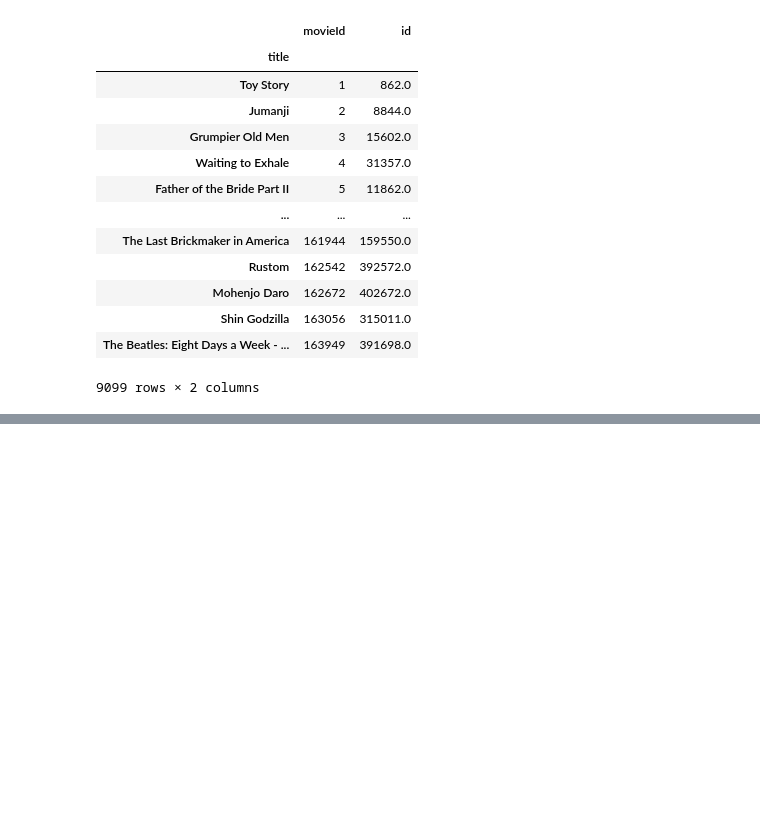
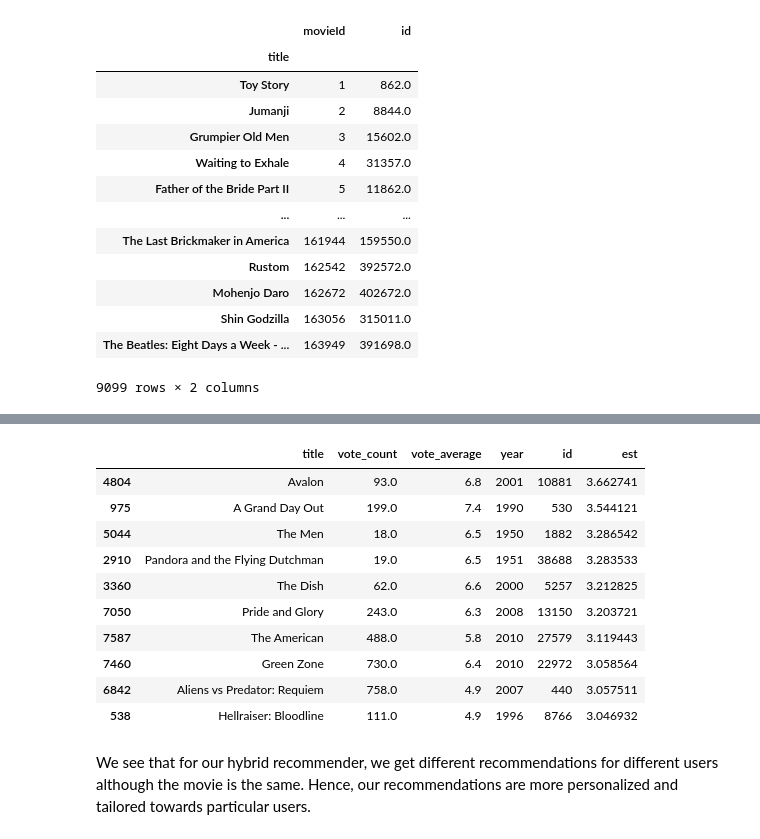
Before and after one commit to duybluemind1988/Data-science, a Jupyter notebook: Recommendation/Kaggle_movie_recommender_all_methods.ipynb, the cells around one changed output, grey strips where cells are left out. Saved outputs shown, nothing was run; the diff lists cells and outputs as text; code cells hidden in the pictures; blank space fills up the shorter version.

```diff
--- a/Recommendation/Kaggle_movie_recommender_all_methods.ipynb
+++ b/Recommendation/Kaggle_movie_recommender_all_methods.ipynb
@@ -3456,3 +3456,6 @@ id_map
 | Shin Godzilla | 163056 | 315011.0 |
 | The Beatles: Eight Days a Week - ... | 163949 | 391698.0 |
 9099 rows × 2 columns
+# %%
+indices_map = id_map.set_index('id')
+indices_map
@@ -3478,0 +3507,16 @@ NameError: ignored
+# %%
+hybrid(500, 'Avatar')
+# %% [output]
+|  | title | vote_count | vote_average | year | id | est |
+| 4804 | Avalon | 93.0 | 6.8 | 2001 | 10881 | 3.662741 |
+| 975 | A Grand Day Out | 199.0 | 7.4 | 1990 | 530 | 3.544121 |
+| 5044 | The Men | 18.0 | 6.5 | 1950 | 1882 | 3.286542 |
+| 2910 | Pandora and the Flying Dutchman | 19.0 | 6.5 | 1951 | 38688 | 3.283533 |
+| 3360 | The Dish | 62.0 | 6.6 | 2000 | 5257 | 3.212825 |
+| 7050 | Pride and Glory | 243.0 | 6.3 | 2008 | 13150 | 3.203721 |
+| 7587 | The American | 488.0 | 5.8 | 2010 | 27579 | 3.119443 |
+| 7460 | Green Zone | 730.0 | 6.4 | 2010 | 22972 | 3.058564 |
+| 6842 | Aliens vs Predator: Requiem | 758.0 | 4.9 | 2007 | 440 | 3.057511 |
+| 538 | Hellraiser: Bloodline | 111.0 | 4.9 | 1996 | 8766 | 3.046932 |
+# %% [markdown]
+We see that for our hybrid recommender, we get different recommendations for different users although the movie is the same. Hence, our recommendations are more personalized and tailored towards particular users.
```
Also changed, not shown: parts of 3 cells of this notebook.
